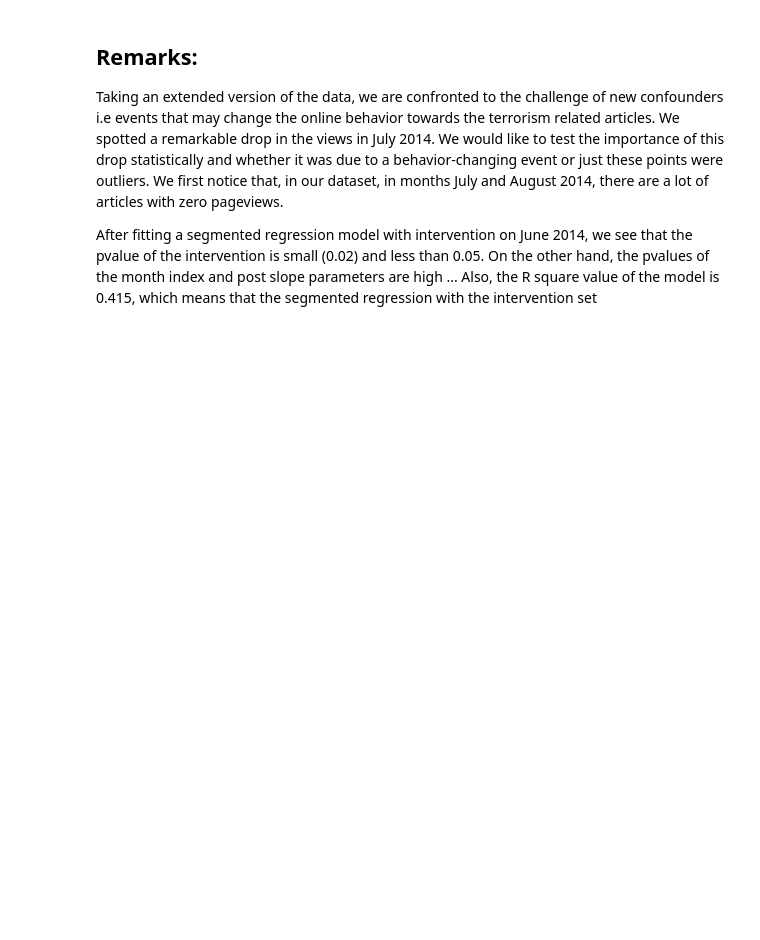
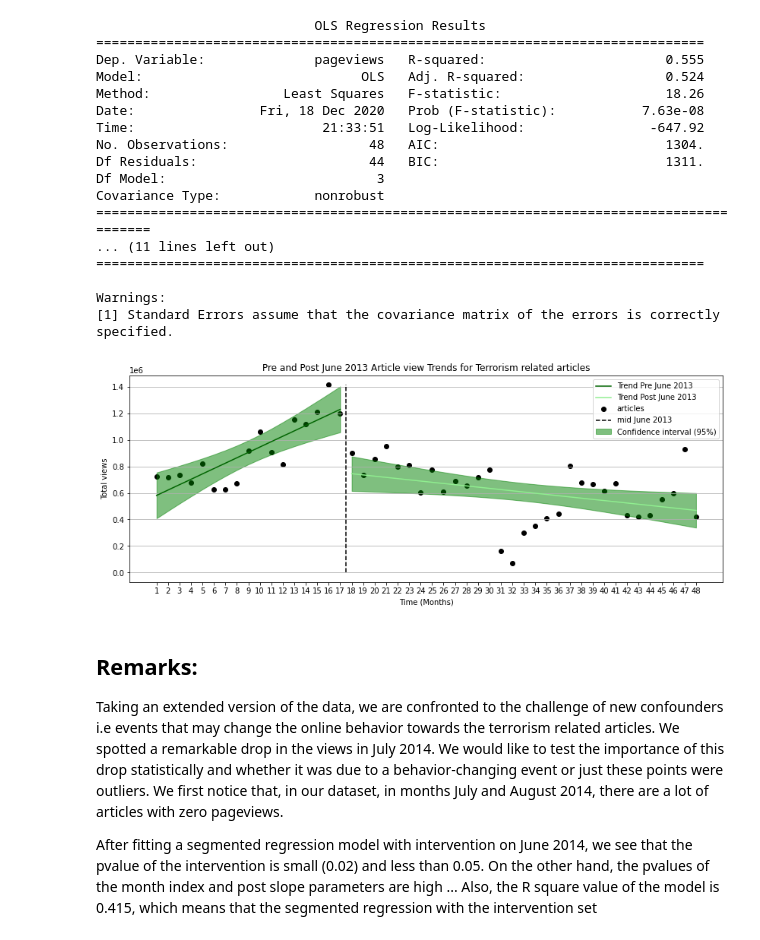
Before and after one commit to epfl-ada/ada-2020-project-milestone-p3-p3_team-aka, a Jupyter notebook: extension.ipynb, the cells around one changed output. Cells and saved outputs as stored; diff of their text form; code cells hidden in the pictures; blank space fills up the shorter version.

```diff
--- a/extension.ipynb
+++ b/extension.ipynb
@@ -57,3 +56,25 @@ res.rsquared
+# %%
+plotter(relevant, graph_title="Pre and Post June 2013 Article view Trends for Terrorism related articles")
+plt.savefig("terror_articles.png")
+# %% [output]
+                            OLS Regression Results
+==============================================================================
+Dep. Variable:              pageviews   R-squared:                       0.555
+Model:                            OLS   Adj. R-squared:                  0.524
+Method:                 Least Squares   F-statistic:                     18.26
+Date:                Fri, 18 Dec 2020   Prob (F-statistic):           7.63e-08
+Time:                        21:33:51   Log-Likelihood:                -647.92
+No. Observations:                  48   AIC:                             1304.
+Df Residuals:                      44   BIC:                             1311.
+Df Model:                           3
+Covariance Type:            nonrobust
+========================================================================================
+... (11 lines left out)
+==============================================================================
+
+Warnings:
+[1] Standard Errors assume that the covariance matrix of the errors is correctly specified.
+[figure, added]
 # %% [markdown]
 ## Remarks:
 Taking an extended version of the data, we are confronted to the challenge of new confounders i.e events that may change the online behavior towards the terrorism related articles.
```
Also changed, not shown: parts of 33 cells of this notebook, 6 other files.
